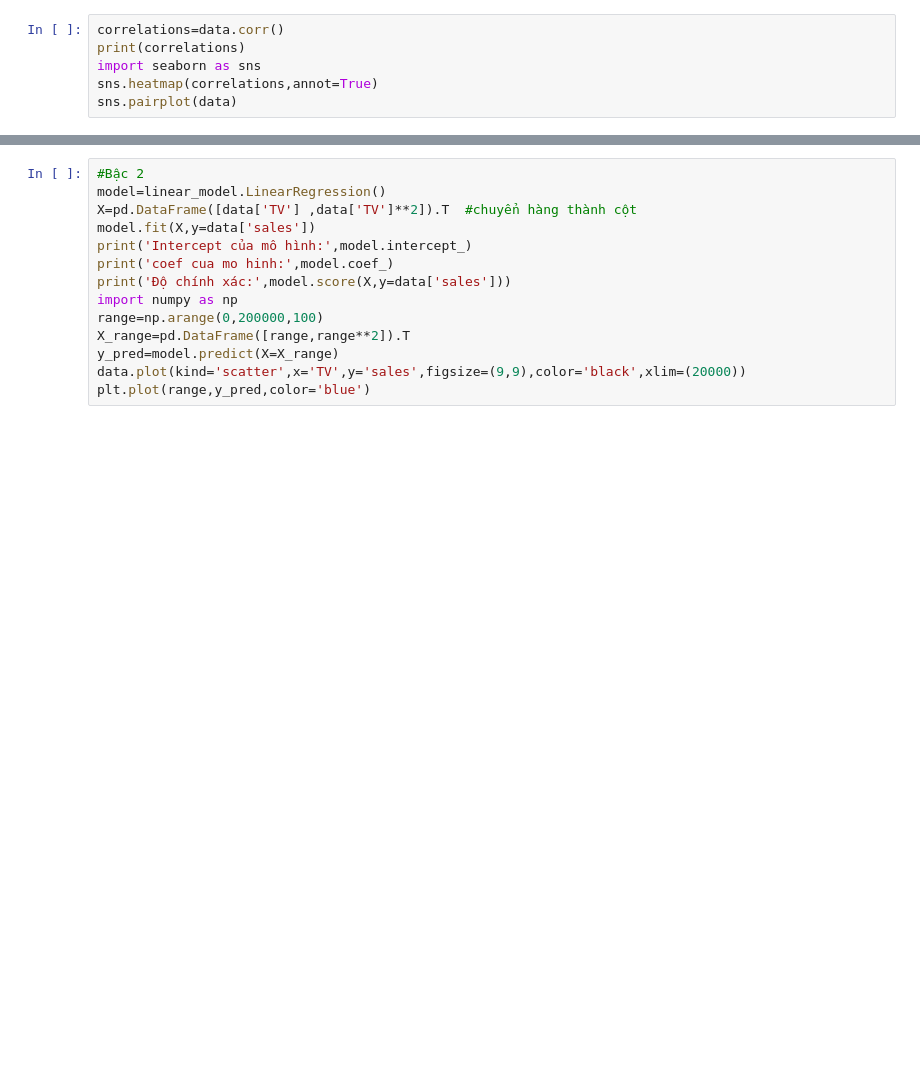
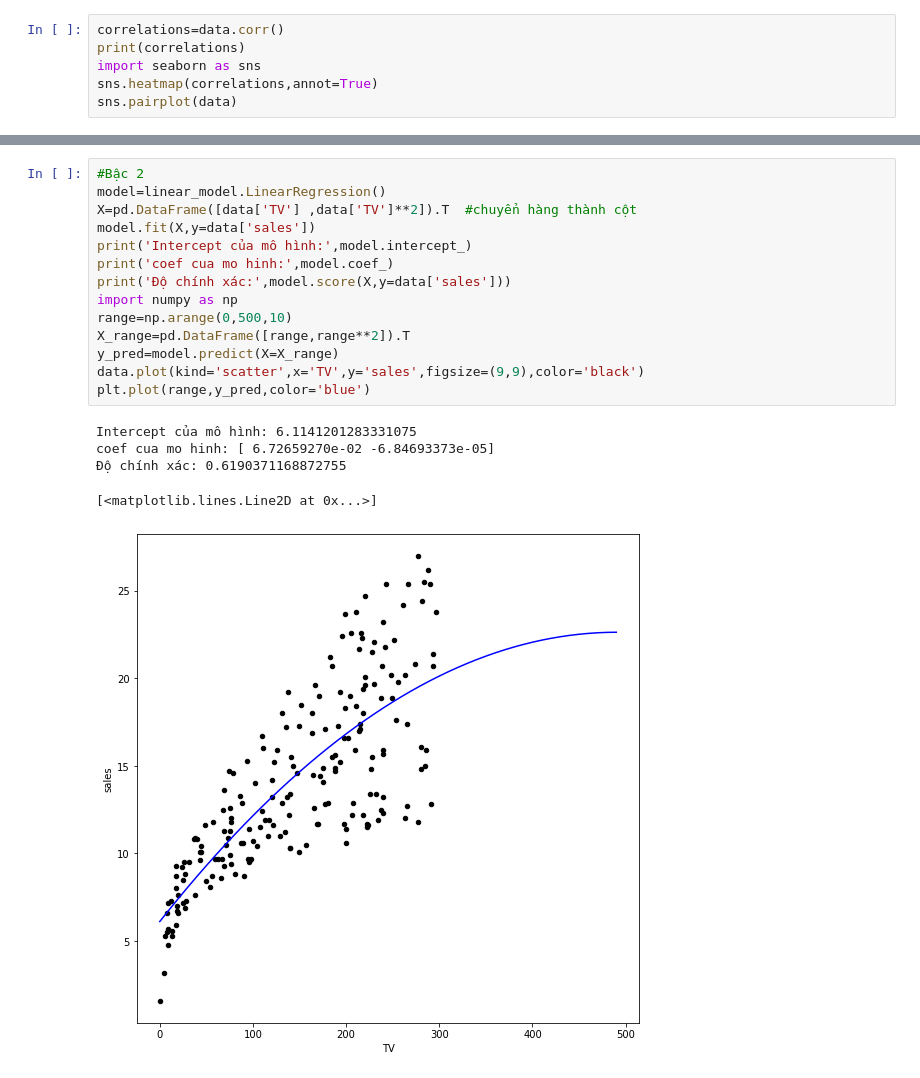
Before and after one commit to Alex-Hoang666/AI, a Jupyter notebook: AI_W7_17_03_23(Advertising).ipynb, the cells around one changed output, grey strips where cells are left out. Cells and saved outputs as stored; diff of their text form; blank space fills up the shorter version.

```diff
--- a/AI_W7_17_03_23(Advertising).ipynb
+++ b/AI_W7_17_03_23(Advertising).ipynb
@@ -27,14 +34,20 @@ plt.plot(data['TV'],y_pred,color='blue')
 # %%
 #Bậc 2
 model=linear_model.LinearRegression()
 X=pd.DataFrame([data['TV'] ,data['TV']**2]).T  #chuyển hàng thành cột
 model.fit(X,y=data['sales'])
 print('Intercept của mô hình:',model.intercept_)
 print('coef cua mo hinh:',model.coef_)
 print('Độ chính xác:',model.score(X,y=data['sales']))
 import numpy as np
-range=np.arange(0,200000,100)
+range=np.arange(0,500,10)
 X_range=pd.DataFrame([range,range**2]).T
 y_pred=model.predict(X=X_range)
-data.plot(kind='scatter',x='TV',y='sales',figsize=(9,9),color='black',xlim=(20000))
+data.plot(kind='scatter',x='TV',y='sales',figsize=(9,9),color='black')
 plt.plot(range,y_pred,color='blue')
+# %% [output]
+Intercept của mô hình: 6.1141201283331075
+coef cua mo hinh: [ 6.72659270e-02 -6.84693373e-05]
+Độ chính xác: 0.6190371168872755
+[<matplotlib.lines.Line2D at 0x...>]
+[figure, added]
```
Also changed, not shown: parts of 5 cells of this notebook.
